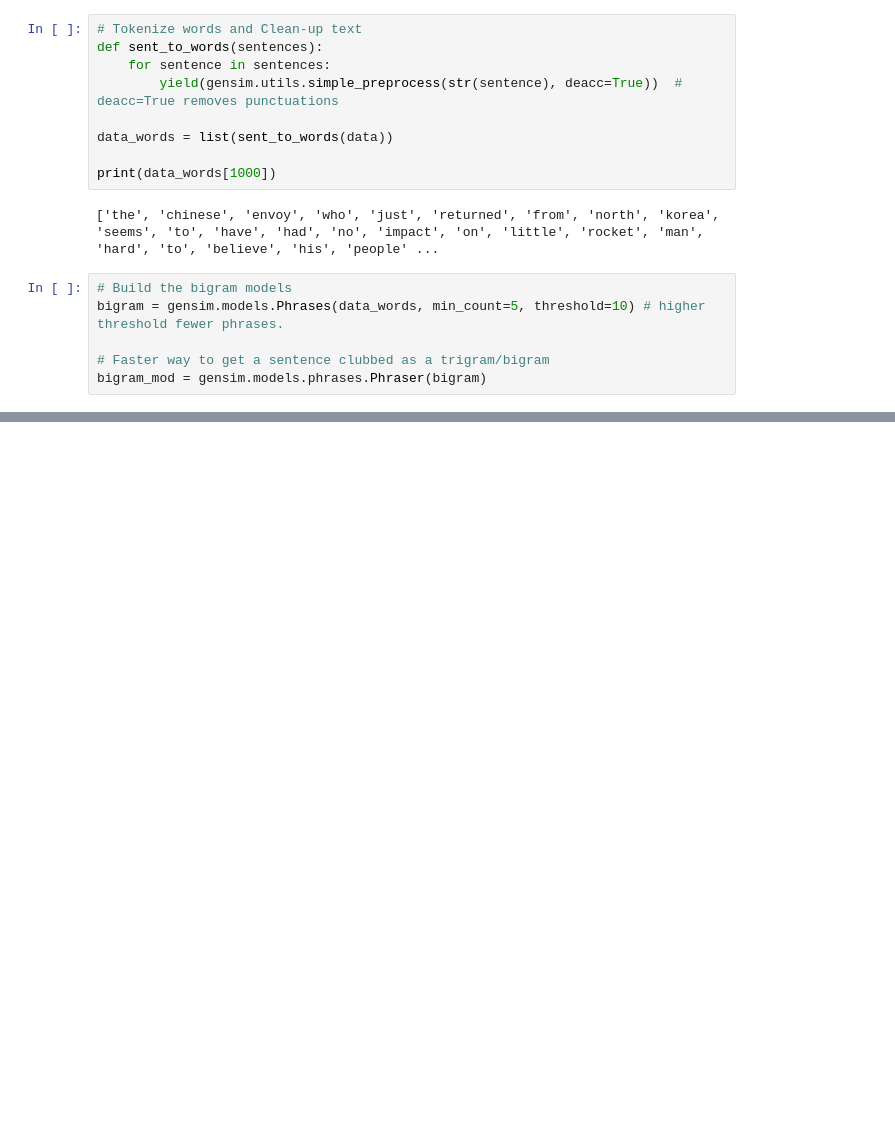
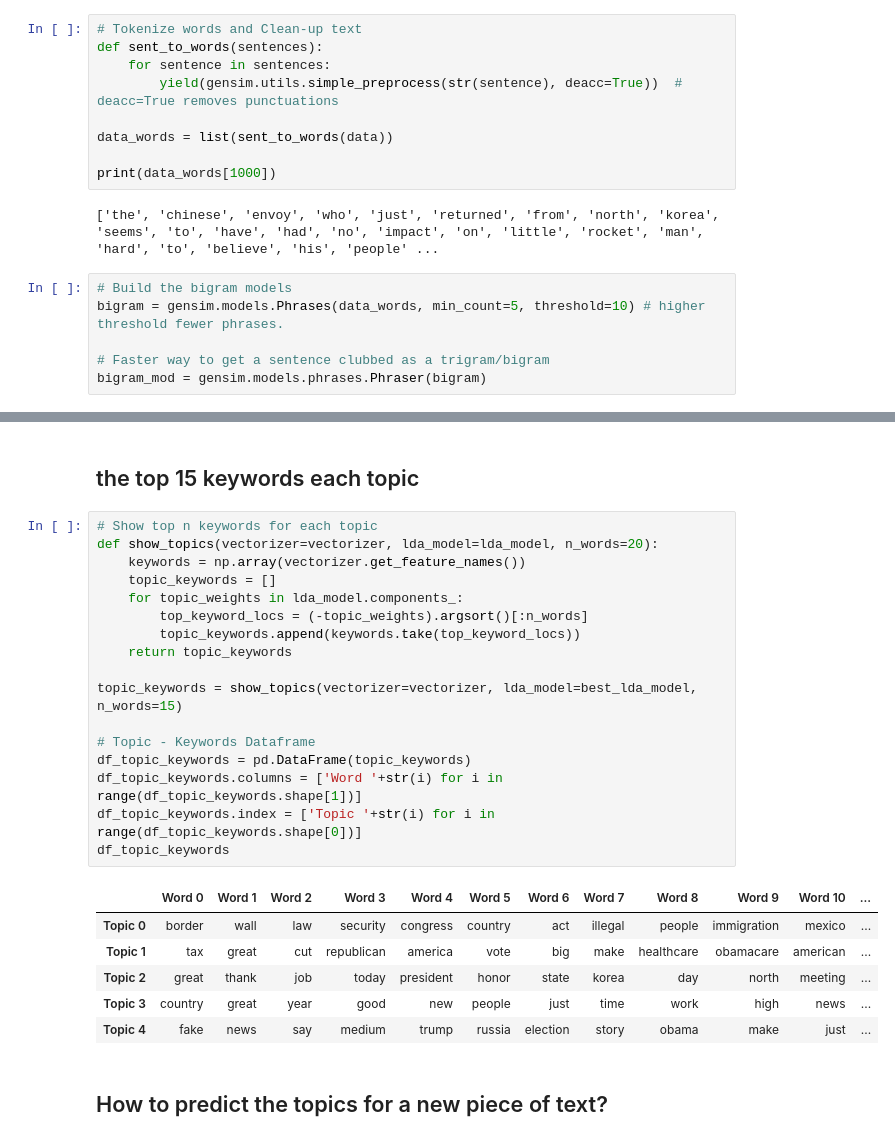
Before and after one commit to beimingliu/What_does_trump_say, a Jupyter notebook: notebook/LDA.ipynb, the cells around one changed output, grey strips where cells are left out. Drawn from its saved outputs; the diff is of its cells as text; blank space fills up the shorter version.

```diff
--- a/notebook/LDA.ipynb
+++ b/notebook/LDA.ipynb
@@ -154,0 +324,28 @@ RuntimeError: Model 'en>=1.1.0,<1.2.0' not installed. Please run 'python -m spac
+# %% [markdown]
+## the top 15 keywords each topic
+# %%
+# Show top n keywords for each topic
+def show_topics(vectorizer=vectorizer, lda_model=lda_model, n_words=20):
+    keywords = np.array(vectorizer.get_feature_names())
+    topic_keywords = []
+    for topic_weights in lda_model.components_:
+        top_keyword_locs = (-topic_weights).argsort()[:n_words]
+        topic_keywords.append(keywords.take(top_keyword_locs))
+    return topic_keywords
+
+topic_keywords = show_topics(vectorizer=vectorizer, lda_model=best_lda_model, n_words=15)
+
+# Topic - Keywords Dataframe
+df_topic_keywords = pd.DataFrame(topic_keywords)
+df_topic_keywords.columns = ['Word '+str(i) for i in range(df_topic_keywords.shape[1])]
+df_topic_keywords.index = ['Topic '+str(i) for i in range(df_topic_keywords.shape[0])]
+df_topic_keywords
+# %% [output]
+|  | Word 0 | Word 1 | Word 2 | Word 3 | Word 4 | Word 5 | Word 6 | Word 7 | Word 8 | Word 9 | Word 10 | ... |
+| Topic 0 | border | wall | law | security | congress | country | act | illegal | people | immigration | mexico | ... |
+| Topic 1 | tax | great | cut | republican | america | vote | big | make | healthcare | obamacare | american | ... |
+| Topic 2 | great | thank | job | today | president | honor | state | korea | day | north | meeting | ... |
+| Topic 3 | country | great | year | good | new | people | just | time | work | high | news | ... |
+| Topic 4 | fake | news | say | medium | trump | russia | election | story | obama | make | just | ... |
+# %% [markdown]
+## How to predict the topics for a new piece of text?
```
Also changed, not shown: parts of 23 cells of this notebook, 2 other files.
